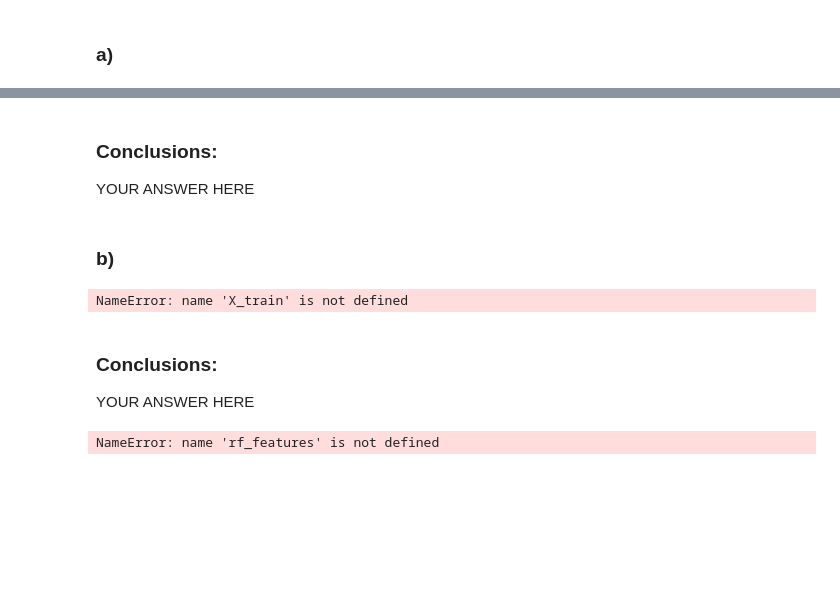
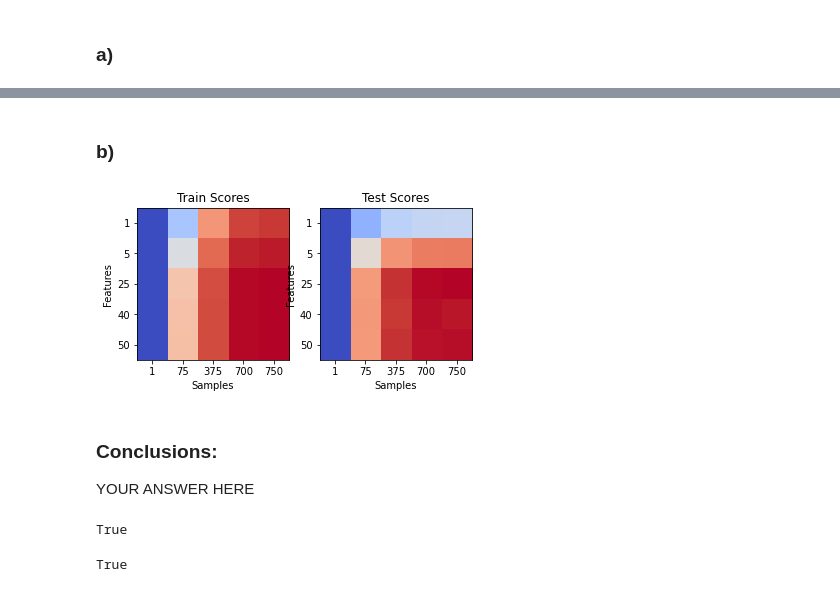
Before and after one commit to Zleander/SML_Exercises, a Jupyter notebook: Ex08/Assignment8.ipynb, the cells around one changed output, grey strips where cells are left out. Saved outputs shown, nothing was run; the diff lists cells and outputs as text; code cells hidden in the pictures; blank space fills up the shorter version.

```diff
--- a/Ex08/Assignment8.ipynb
+++ b/Ex08/Assignment8.ipynb
@@ -136,26 +182,55 @@ train_scores, test_scores = [np.zeros((len(n_trees),len(n_inleaf))) for _ in ran
+# %% [markdown]
+### b)
+# %%
+n_train, n_feat = X_train.shape
+
+# make heatmaps of train and test score for various choices of number of features per split and number of samples per bootstrap sample
+
+features = [1, 5, 25, 40, n_feat]
+samples = [1, 75, 375, 700, n_train]
+
+train_scores, test_scores = [np.zeros((len(features),len(samples))) for _ in range(2)]
+
+# save scores to index [i_tree, i_inleaf] and make a heatmap
+for i_feat, n_feat in enumerate(features):
+    for i_sample, n_sample in enumerate(samples):
+        rfr = RandomForestRegressor(n_estimators=1000, min_samples_leaf=1, max_samples=n_sample, max_features=n_feat)
+        rfr.fit(X_train, y_train)
+        train_scores[i_feat, i_sample] = rfr.score(X_train, y_train)
+        test_scores[i_feat, i_sample] = rfr.score(X_test, y_test)
+
+
+fig, axs = plt.subplots(1,2)
+axs[0].imshow(train_scores, cmap=plt.cm.coolwarm)
+axs[0].set_title("Train Scores")
+axs[1].imshow(test_scores, cmap=plt.cm.coolwarm)
+axs[1].set_title("Test Scores")
+for ax in axs:
+    ax.set_yticks([0,1,2,3,4])
+    ax.set_yticklabels(features)
+    ax.set_xticks([0,1,2,3,4])
+    ax.set_xticklabels(samples)
+
+    ax.set_xlabel("Samples")
+ax[0].set_ylabel("Features")
+
+plt.show()
+# %% [output]
+[figure, added]
 # %% [markdown]
 ### Conclusions:
 
 YOUR ANSWER HERE
-# %% [markdown]
-### b)
-# %%
-n_train, n_feat = X_train.shape
-
-# make heatmaps of train and test score for various choices of number of features per split and number of samples per bootstrap sample
-# YOUR CODE HERE
-# %% [output]
-NameError: name 'X_train' is not defined
-# %% [markdown]
-### Conclusions:
-
-YOUR ANSWER HERE
 # %%
 inform_features = np.array([ 2,  9, 14, 19, 20, 25, 27, 29, 42, 45, 46, 47])
 
-# find 12 features that are important for the random forest
-# YOUR CODE HERE
+rfr = RandomForestRegressor(n_estimators=1000, min_samples_leaf=1)
+rfr.fit(X_train, y_train)
+indices = np.argsort(rfr.feature_importances_)
+rf_features = np.arange(50)[indices][-12:]
 
+print(len(rf_features) == 12)
 len(np.intersect1d(inform_features, rf_features)) == 12
 # %% [output]
-NameError: name 'rf_features' is not defined
+True
+True
```
Also changed, not shown: parts of 9 cells of this notebook, 1 other file.
